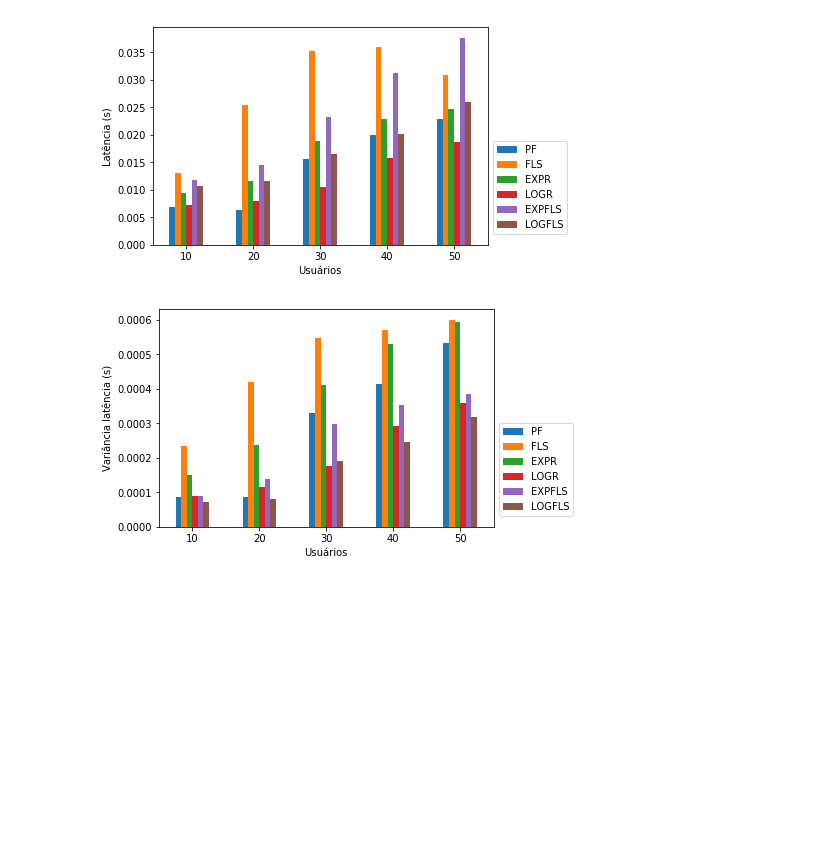
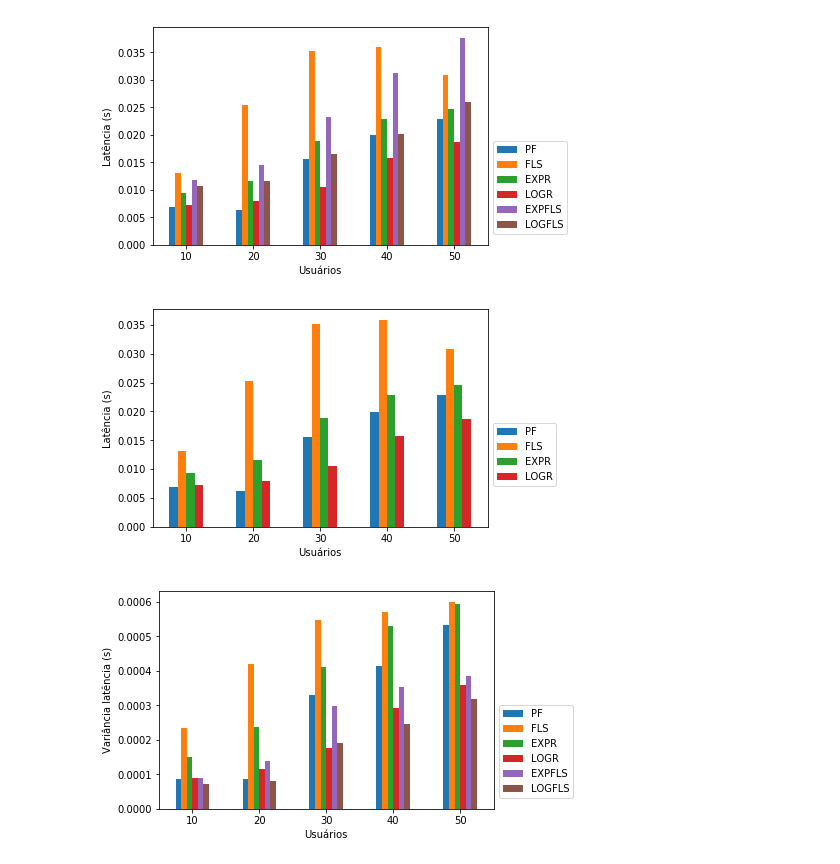
Before and after one commit to gdbranco/lte-sim-dev-new, a Jupyter notebook: myStuff/scripts/FLSPass/DelayVariavel/P50_50.ipynb, the cells around one changed output. Cells and saved outputs as stored; diff of their text form; code cells hidden in the pictures; blank space fills up the shorter version.

Commit message:
Adicionado graficos sem novos escalonadores no 50_50 FLSPass DelayVariavel

```diff
--- a/myStuff/scripts/FLSPass/DelayVariavel/P50_50.ipynb
+++ b/myStuff/scripts/FLSPass/DelayVariavel/P50_50.ipynb
@@ -193,6 +193,10 @@ graphicWriter.gputFile(kind, True, False)
 graphicWriter.delayFile(kind, True, True)
 # %% [output]
 [figure]
+# %%
+graphicWriter.delayFile(kind, True, False)
+# %% [output]
+[figure, added]
 # %%
 graphicWriter.jitterFile(kind, True, True)
 # %% [output]
```
Also changed, not shown: parts of 2 cells of this notebook, 3 other files.
